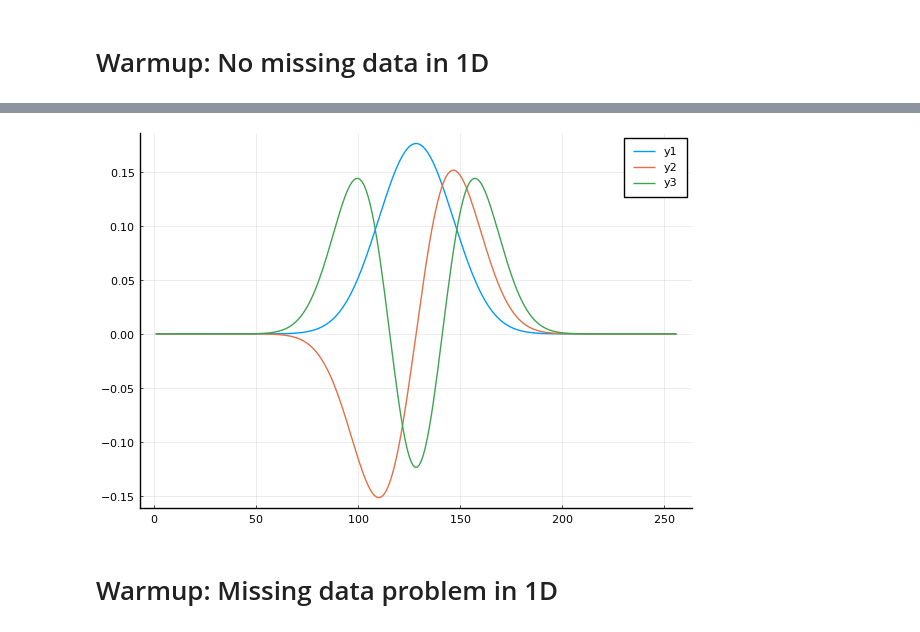
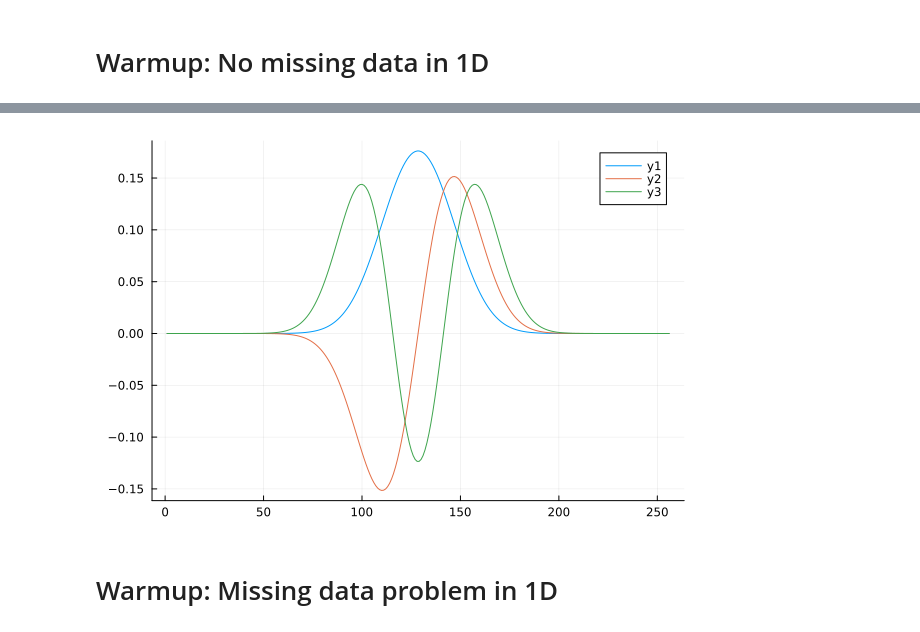
Before and after one commit to lootie/Slepians.jl, a Jupyter notebook: Examples/06_Missing_Data_Slepians.ipynb, the cells around one changed output, grey strips where cells are left out. Saved outputs shown, nothing was run; the diff lists cells and outputs as text; code cells hidden in the pictures.

```diff
--- a/Examples/06_Missing_Data_Slepians.ipynb
+++ b/Examples/06_Missing_Data_Slepians.ipynb
@@ -93,7 +83,7 @@ v, e = dpss_tapers(NN, 16, 3, :both)
 # %%
-pyplot(); plot(v)
+plot(v)
 # %% [output]
-[figure, old version]
+[figure, new version]
 # %% [markdown]
 # Warmup: Missing data problem in 1D
 # %%
```
Also changed, not shown: parts of 16 cells of this notebook, 8 other files.
